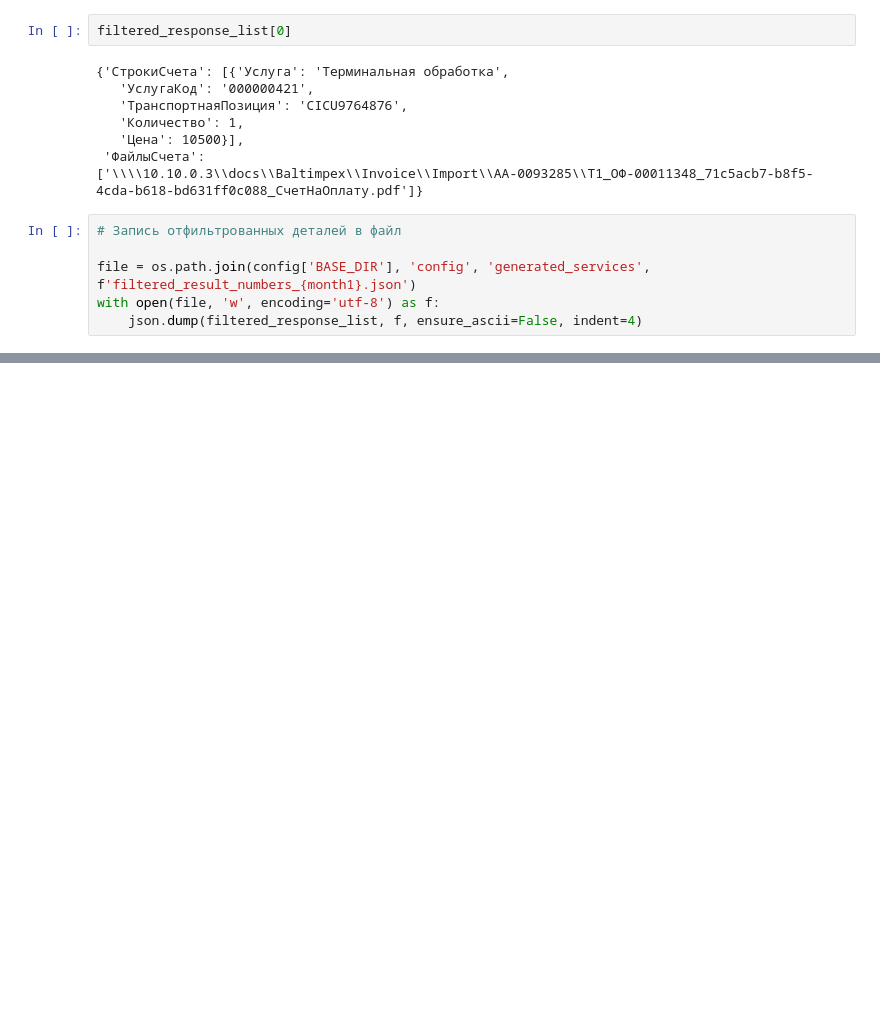
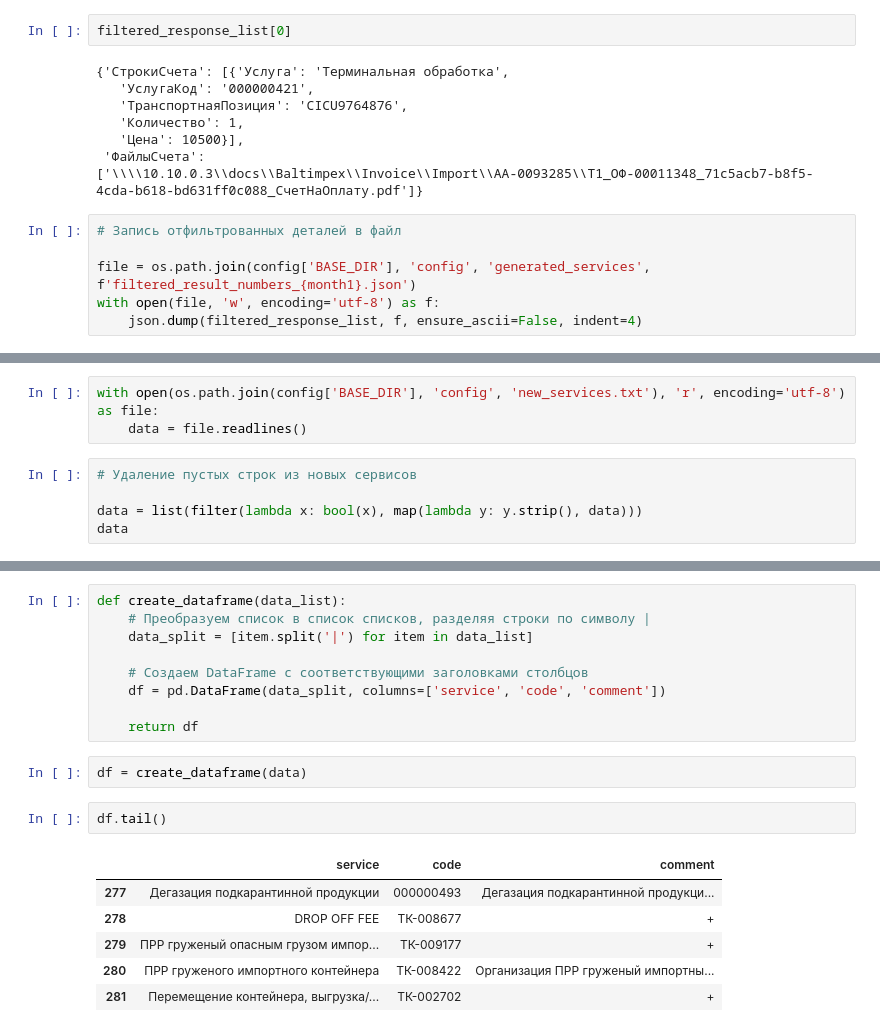
Before and after one commit to maxfil333/invoice_scanner, a Jupyter notebook: src/service_generator.ipynb, the cells around one changed output, grey strips where cells are left out. Saved outputs shown, nothing was run; the diff lists cells and outputs as text; blank space fills up the shorter version.

```diff
--- a/src/service_generator.ipynb
+++ b/src/service_generator.ipynb
@@ -172,0 +232,8 @@ with open(file, 'w', encoding='utf-8') as f:
+# %%
+with open(os.path.join(config['BASE_DIR'], 'config', 'new_services.txt'), 'r', encoding='utf-8') as file:
+    data = file.readlines()
+# %%
+# Удаление пустых строк из новых сервисов
+
+data = list(filter(lambda x: bool(x), map(lambda y: y.strip(), data)))
+data
@@ -172,0 +265,20 @@ with open(file, 'w', encoding='utf-8') as f:
+# %%
+def create_dataframe(data_list):
+    # Преобразуем список в список списков, разделяя строки по символу |
+    data_split = [item.split('|') for item in data_list]
+
+    # Создаем DataFrame с соответствующими заголовками столбцов
+    df = pd.DataFrame(data_split, columns=['service', 'code', 'comment'])
+
+    return df
+# %%
+df = create_dataframe(data)
+# %%
+df.tail()
+# %% [output]
+|  | service | code | comment |
+| 277 | Дегазация подкарантинной продукции | 000000493 | Дегазация подкарантинной продукци... |
+| 278 | DROP OFF FEE | ТК-008677 | + |
+| 279 | ПРР груженый опасным грузом импор... | ТК-009177 | + |
+| 280 | ПРР груженого импортного контейнера | ТК-008422 | Организация ПРР груженый импортны... |
+| 281 | Перемещение контейнера, выгрузка/... | ТК-002702 | + |
```
Also changed, not shown: parts of 23 cells of this notebook, 2 other files.
